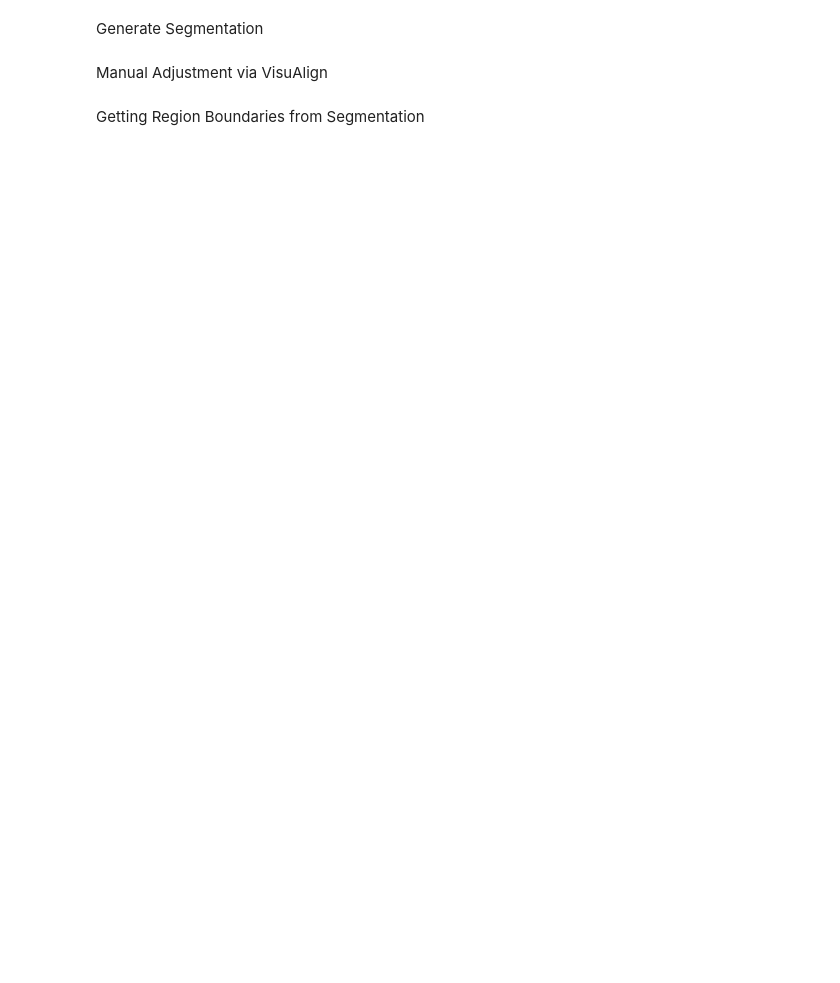
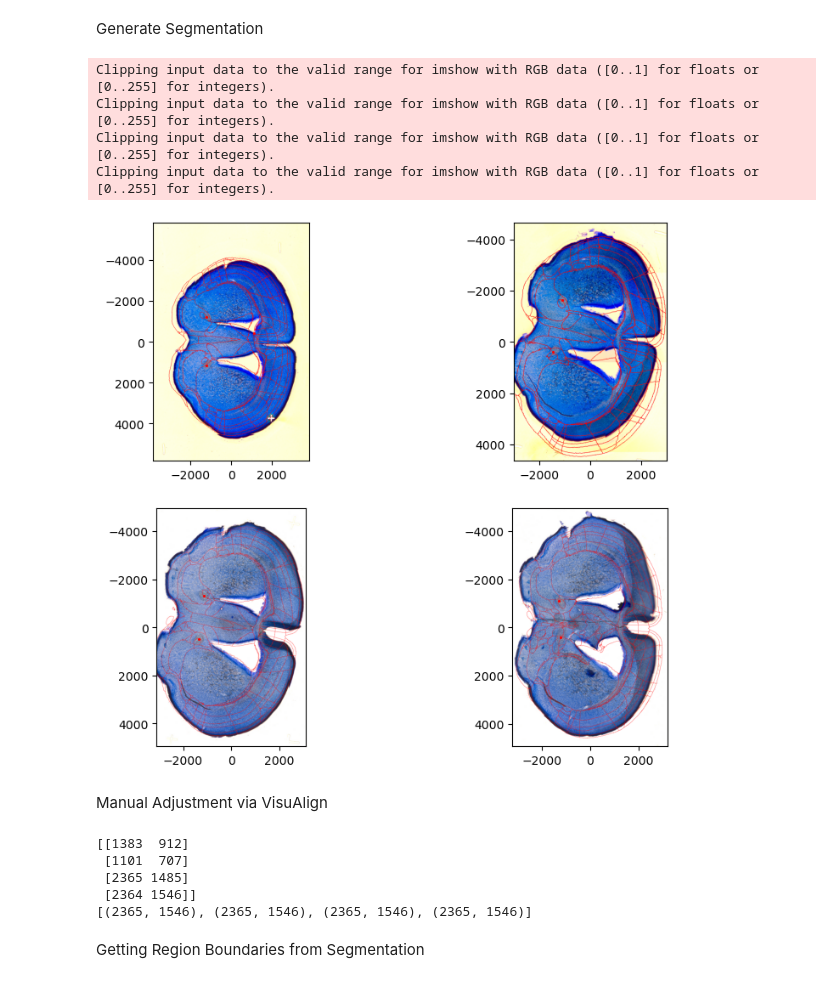
Before and after one commit to rk324/Dissecting-Atlas-Registered-Tissue, a Jupyter notebook: notebook.ipynb, the cells around one changed output. Saved outputs shown, nothing was run; the diff lists cells and outputs as text; code cells hidden in the pictures; blank space fills up the shorter version.

```diff
--- a/notebook.ipynb
+++ b/notebook.ipynb
@@ -945,10 +1234,50 @@ plt.show()
 # %% [markdown]
 Generate Segmentation
 # %%
+%matplotlib inline
+fig, ax = plt.subplots(numSlides, max([len(s) for s in targets]), figsize=(10,4*numSlides))
+for row,slide in enumerate(targets):
+    for col,t in enumerate(slide):
+        transform = t.transform
+
+        At = transform['A']
+        v = transform['v']
+        xv = transform['xv']
+        Xs = transform['Xs']
+
+        vol = S
+        dxL = dxS
+        nL = vol.shape
+        xL = [np.arange(n)*d - (n-1)*d/2 for n,d in zip(nL,dxL)]
+
+        # next chose points to sample on
+        res = 10.0
+        XJ = np.stack(np.meshgrid(np.zeros(1),t.xJ[0],t.xJ[1],indexing='ij'),-1)
+
+        tform = STalign.build_transform3D(xv,v,At,direction='b',XJ=torch.tensor(XJ,device=At.device))
+
+        AphiL = STalign.interp3D(
+            xL,
+            torch.tensor(vol[None].astype(np.float64),dtype=torch.float64,device=tform.device),
+            tform.permute(-1,0,1,2),
+            mode='nearest')[0,0].cpu().int()
+
+        t.region_graph = AphiL.numpy()
+        t.brain_regions_id = np.unique(t.region_graph)
+
+        t.seg_target = ski.segmentation.mark_boundaries(t.downscaled, t.region_graph, mode='thick',
+                                                        background_label=0, color=(255,0,0))
+        ax[row][col].imshow(t.seg_target, extent=t.extent_target)
+        if t.points_np.shape[1]:
+              ax[row][col].scatter(t.points_np[1,:,1],t.points_np[1,:,0],color='red',s=1.5)
+
+plt.show()
+'''
 # Generate Target Slice Segmentation #
 %matplotlib inline
 
 region_graphs = []
+for slide in targets:for
 for i,transform in enumerate(transforms):
         At = transform['A']
         v = transform['v']
@@ -956,35 +1285,54 @@ for i,transform in enumerate(transforms):
         Xs = transform['Xs']
 
         vol = S
         dxL = dxS
         nL = vol.shape
         xL = [np.arange(n)*d - (n-1)*d/2 for n,d in zip(nL,dxL)]
 
         # next chose points to sample on
         res = 10.0
         XJ = np.stack(np.meshgrid(np.zeros(1),xJs[i][0],xJs[i][1],indexing='ij'),-1)
 
         tform = STalign.build_transform3D(xv,v,At,direction='b',XJ=torch.tensor(XJ,device=At.device))
 
         AphiL = STalign.interp3D(
                 xL,
                 torch.tensor(vol[None].astype(np.float64),dtype=torch.float64,device=tform.device),
                 tform.permute(-1,0,1,2),
                 mode='nearest',)[0,0].cpu().int()
 
         region_graph = AphiL.numpy()
         brain_regions_id = np.unique(region_graph)
         region_graphs.append(region_graph)
 
 fig, ax = plt.subplots(len(targets),1,figsize=(10,4*len(targets)))
 for i in range(len(targets)):
         if len(targets) == 1: ax = [ax]
         seg = ski.segmentation.mark_boundaries(targets_ds[i],region_graphs[i], mode='thick', background_label=0, color=(255,0,0))
         ax[i].imshow(seg, extent=extents_target[i])
         if points_np[i].shape[1]:
                 ax[i].scatter(points_np[i][1,:,1],points_np[i][1,:,0],color='red', s=1.5)
-plt.show()
+plt.show()'''
+# %% [output]
+Clipping input data to the valid range for imshow with RGB data ([0..1] for floats or [0..255] for integers).
+Clipping input data to the valid range for imshow with RGB data ([0..1] for floats or [0..255] for integers).
+Clipping input data to the valid range for imshow with RGB data ([0..1] for floats or [0..255] for integers).
+Clipping input data to the valid range for imshow with RGB data ([0..1] for floats or [0..255] for integers).
+[figure, added]
 # %% [markdown]
 Manual Adjustment via VisuAlign
+# %%
+print(shapes)
+print([r.shape for r in region_graphs_pad])
+fig,ax = plt.subplots(4,2)
+for i in range(4):
+    ax[i][0].imshow(region_graphs[i]%255)
+    ax[i][1].imshow(region_graphs_pad[i]%255)
+# %% [output]
+[[1383  912]
+ [1101  707]
+ [2365 1485]
+ [2364 1546]]
+[(2365, 1546), (2365, 1546), (2365, 1546), (2365, 1546)]
 # %%
 # Packaging transformed atlas in a NIFTI
```
Also changed, not shown: parts of 24 cells of this notebook.
